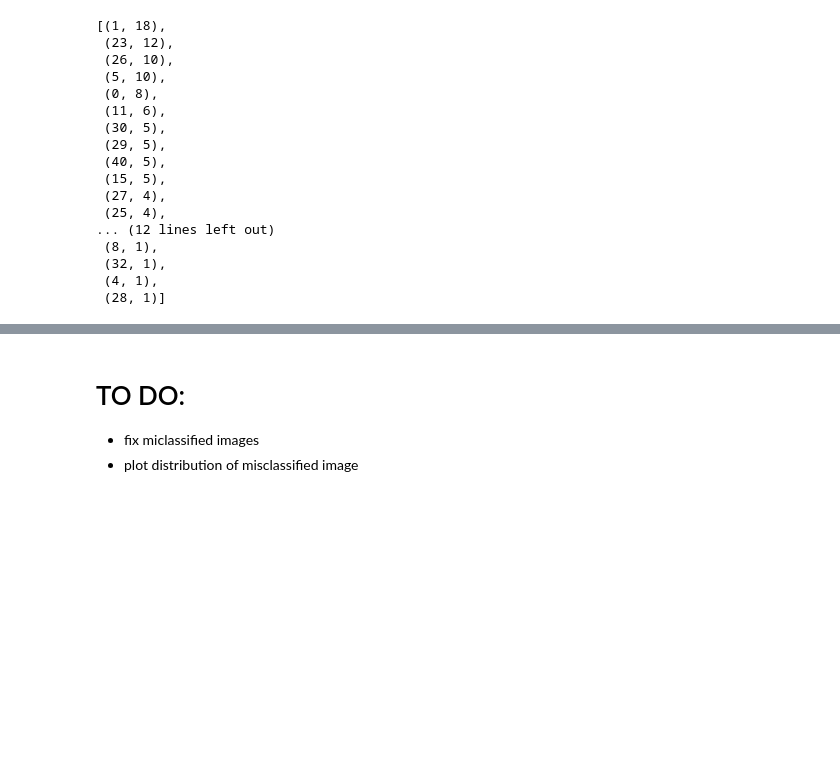
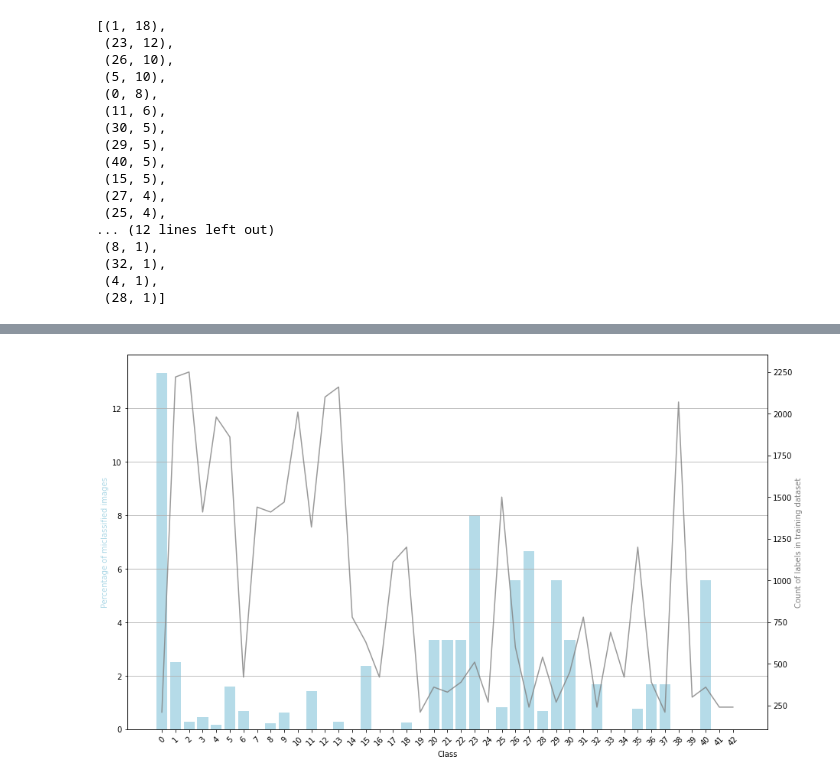
Before and after one commit to imarekkus/Master-s_Thesis, a Jupyter notebook: kody/EDA + Model.ipynb, the cells around one changed output, grey strips where cells are left out. Cells and saved outputs as stored; diff of their text form; code cells hidden in the pictures; blank space fills up the shorter version.

```diff
--- a/kody/EDA + Model.ipynb
+++ b/kody/EDA + Model.ipynb
@@ -959,4 +958,0 @@ plt.show()
-# %% [markdown]
-# TO DO:
-- fix miclassified images
-- plot distribution of misclassified image
@@ -962,0 +988,27 @@ plt.show()
+# %%
+# Different size of images in train set
+
+# Setting up theme and grid look
+plt.figure(figsize=(15,9))
+plt.grid(axis='y')
+
+# Plotting barplot
+plt.bar(count_classes_pd["Class"], count_classes_pd["Percent_of_misclassified_img"], color='lightblue', alpha=0.9, label='Height')
+
+# Adding ticks
+plt.xticks(count_classes_pd["Class"], rotation=45)
+
+# adding labels and legend
+plt.xlabel('Class')
+plt.ylabel('Percentage of miclassified images', color='lightblue')
+
+# Adding second y axis
+plt.twinx()
+
+# Plotting count of labels in training dataset
+plt.plot(unique_classes_train,classes_counts_train, color='grey', alpha=0.8)
+plt.ylabel('Count of labels in training dataset', color='grey')
+
+plt.show()
+# %% [output]
+[figure, added]
```
Also changed, not shown: parts of 4 cells of this notebook, 3 other files.
